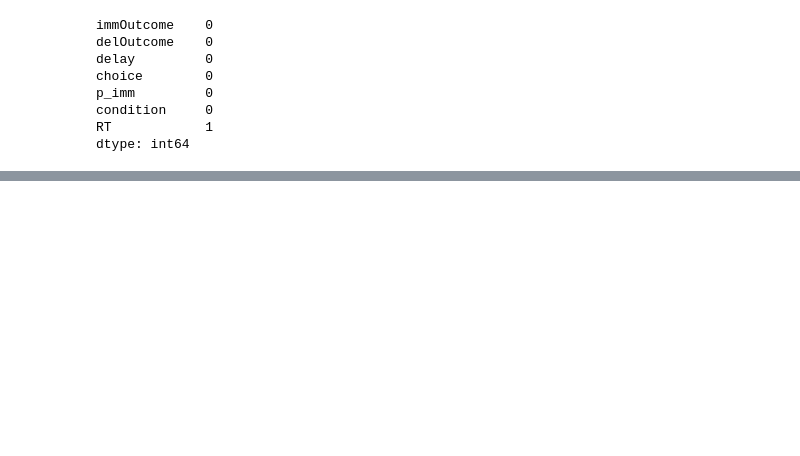
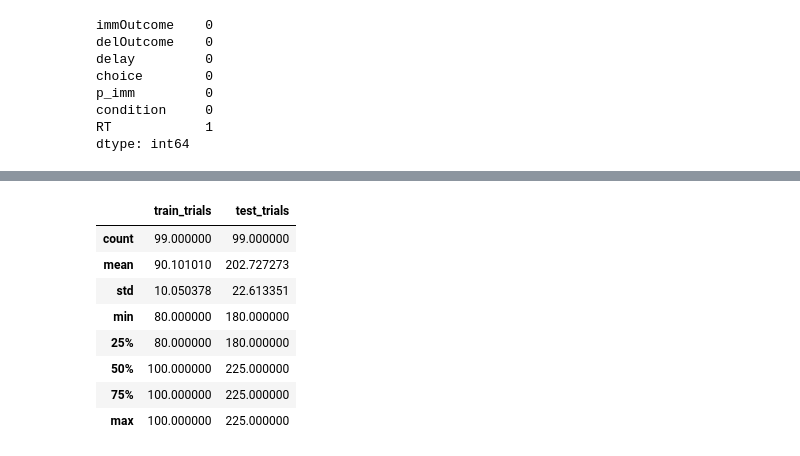
Before and after one commit to Aarohi29/ICCS2026_Final_Project, a Jupyter notebook: notebooks/01_Data_Exploration.ipynb, the cells around one changed output, grey strips where cells are left out. Saved outputs shown, nothing was run; the diff lists cells and outputs as text; code cells hidden in the pictures; blank space fills up the shorter version.

```diff
--- a/notebooks/01_Data_Exploration.ipynb
+++ b/notebooks/01_Data_Exploration.ipynb
@@ -153,0 +245,10 @@ dtype: int64
+# %%
+summary = []
+for pid, data in participants.items():
+    summary.append({
+        "participant": pid,
+        "train_trials": len(data["train"]),
+        "test_trials": len(data["test"])
+    })
+summary_df = pd.DataFrame(summary)
+summary_df.head()
@@ -153,0 +262,12 @@ dtype: int64
+# %%
+summary_df.describe()
+# %% [output]
+|  | train_trials | test_trials |
+| count | 99.000000 | 99.000000 |
+| mean | 90.101010 | 202.727273 |
+| std | 10.050378 | 22.613351 |
+| min | 80.000000 | 180.000000 |
+| 25% | 80.000000 | 180.000000 |
+| 50% | 100.000000 | 225.000000 |
+| 75% | 100.000000 | 225.000000 |
+| max | 100.000000 | 225.000000 |
```
Also changed, not shown: parts of 29 cells of this notebook, 11 other files.
